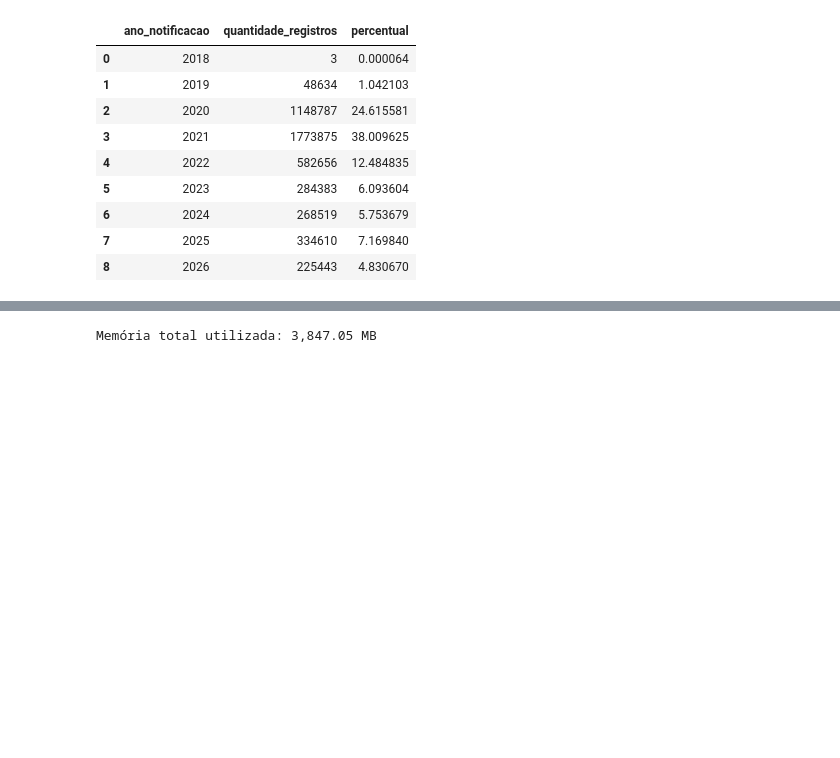
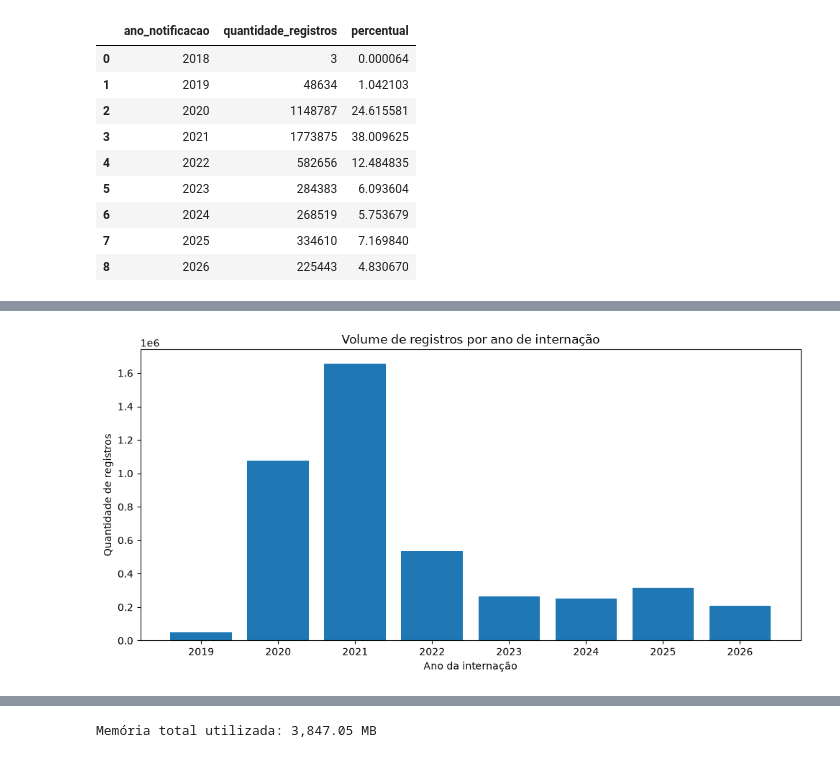
Before and after one commit to Ivan-S-Oliveira/Projeto_Integrador, a Jupyter notebook: notebooks/02_eda/01_eda_primeira_passagem.ipynb, the cells around one changed output, grey strips where cells are left out. Saved outputs shown, nothing was run; the diff lists cells and outputs as text; code cells hidden in the pictures; blank space fills up the shorter version.

Commit message:
EDA 01 - Finalizado, Ajustes em URLs e manifest

```diff
--- a/notebooks/02_eda/01_eda_primeira_passagem.ipynb
+++ b/notebooks/02_eda/01_eda_primeira_passagem.ipynb
@@ -237,6 +237,21 @@ COLUNAS_EDA = list(
     )
 )
 
+ANO_INICIAL_COORTE = 2019
+ANO_FINAL_COORTE = 2026
+
+ANOS_COORTE = list(
+    range(
+        ANO_INICIAL_COORTE,
+        ANO_FINAL_COORTE + 1,
+    )
+)
+
+print(
+    "Período definido para a coorte:",
+    f"{ANO_INICIAL_COORTE}-{ANO_FINAL_COORTE}",
+)
+
 print(f"Total de colunas da EDA: {len(COLUNAS_EDA)}")
 print(f"Colunas de estrutura: {len(COLUNAS_ESTRUTURA)}")
 print(f"Colunas candidatas: {len(COLUNAS_CANDIDATAS_PRINCIPAIS)}")
@@ -664,0 +1531,66 @@ display(volume_por_ano_int)
+# %%
+import matplotlib.pyplot as plt
+
+volume_visualizacao = (
+    volume_por_ano_int.loc[
+        volume_por_ano_int[
+            "ano_internacao"
+        ].between(
+            ANO_INICIAL_COORTE,
+            ANO_FINAL_COORTE,
+        )
+    ]
+    .copy()
+)
+
+fig, ax = plt.subplots(
+    figsize=(10, 5)
+)
+
+ax.bar(
+    volume_visualizacao[
+        "ano_internacao"
+    ].astype(int).astype(str),
+    volume_visualizacao[
+        "quantidade_registros_int"
+    ],
+)
+
+ax.set_title(
+    "Volume de registros por ano de internação"
+)
+
+ax.set_xlabel(
+    "Ano da internação"
+)
+
+ax.set_ylabel(
+    "Quantidade de registros"
+)
+
+fig.tight_layout()
+
+caminho_figura_volume = (
+    C.FIGURES_DIR
+    / "eda_01_volume_por_ano_internacao.png"
+)
+
+C.FIGURES_DIR.mkdir(
+    parents=True,
+    exist_ok=True,
+)
+
+fig.savefig(
+    caminho_figura_volume,
+    dpi=150,
+    bbox_inches="tight",
+)
+
+plt.show()
+
+print(
+    "Figura salva em:",
+    caminho_figura_volume,
+)
+# %% [output]
+[figure, added]
```
Also changed, not shown: parts of 15 cells of this notebook, 9 other files.
